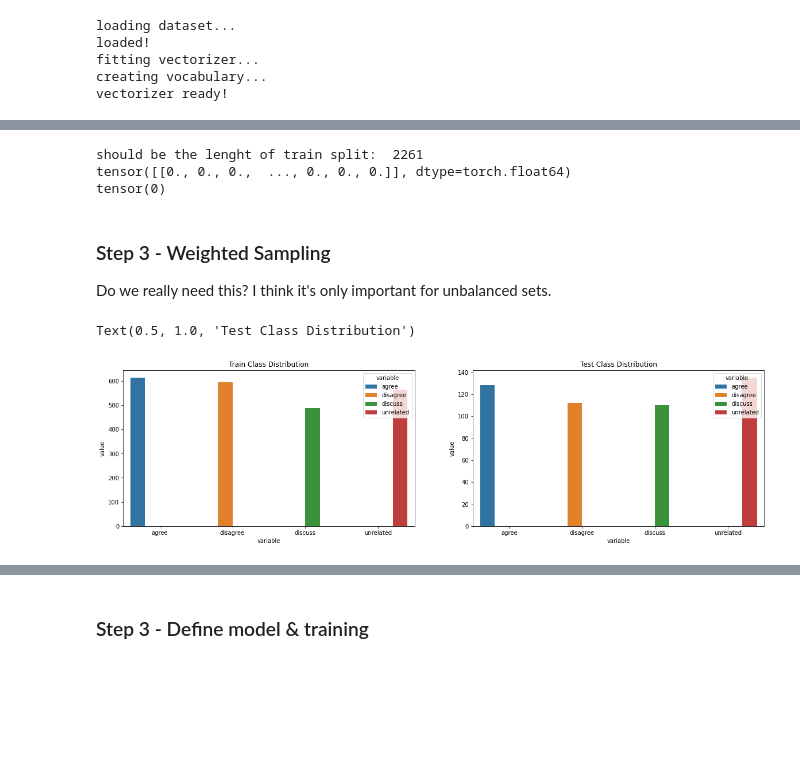
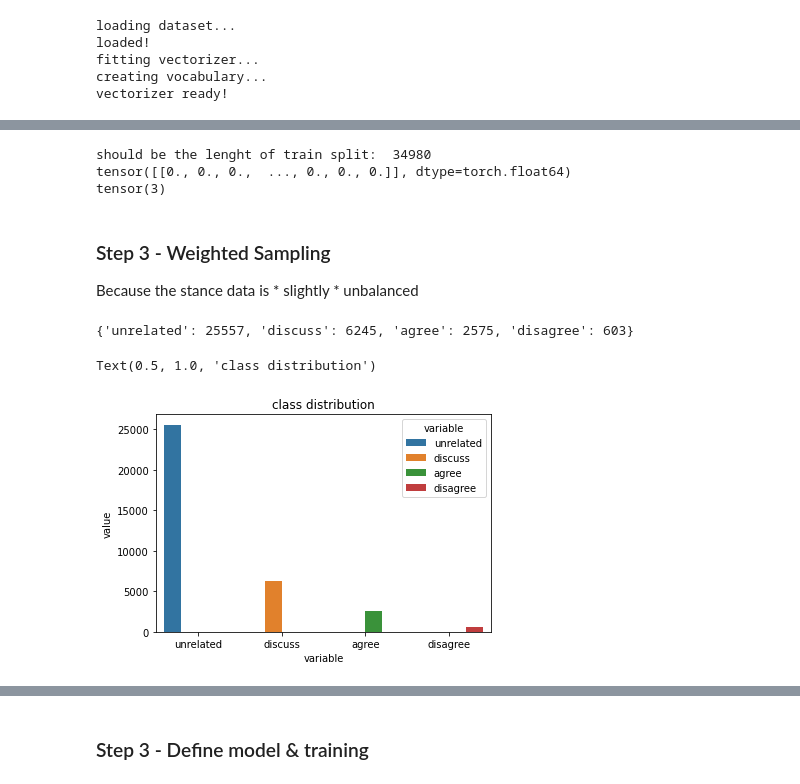
Before and after one commit to unreally-ai/notebooks, a Jupyter notebook: Step2-MLP/the_unreally_notebook.ipynb, the cells around one changed output, grey strips where cells are left out. Cells and saved outputs as stored; diff of their text form; code cells hidden in the pictures; blank space fills up the shorter version.

```diff
--- a/Step2-MLP/the_unreally_notebook.ipynb
+++ b/Step2-MLP/the_unreally_notebook.ipynb
@@ -22,10 +24,10 @@ from nltk.stem import WordNetLemmatizer
 # %%
 # quick look at the data before we start
 
-df = pd.read_excel(
-    'fake_bananas_structuredKopie_4.xlsx',
-    index_col=None,
-    header=0,
-)
-print(df.shape)
-df.head()
+# df = pd.read_excel(
+#     'fake_bananas_structuredKopie_4.xlsx',
+#     index_col=None,
+#     header=0,
+# )
+# print(df.shape)
+# df.head()
@@ -44,3 +34,6 @@ df['head'][0]
+# %%
+# path to dataset
+DATAPATH = 'Data/big_chungus.xlsx'
 # %%
 # takes in string & returns a cleaned string of all non-stop-words
 def preprocess(text, lemmatizer = WordNetLemmatizer()):
@@ -179,7 +172,7 @@ class StanceDataset(Dataset):
         x_data = torch.from_numpy(x_data)
 
         # get stance & convert to tensor
-        y_data = row['stance']
+        y_data = row['Stance']
         stance_map = {
             "agree": 0,
             "disagree": 1,
@@ -190,13 +183,13 @@ class StanceDataset(Dataset):
         return {'x_data': x_data,
                 'y_target': y_data}
 # %%
-def load_dataset():
+def load_dataset(debug=False):
     """
     load dataset and vectorizer
     """
     print('loading dataset...')
     df = pd.read_excel(
-        'fake_bananas_structuredKopie_4.xlsx',
+        DATAPATH,
         index_col=None,
         header=0
     )
@@ -224,44 +226,18 @@ d = data.__getitem__(1)
 print(d['x_data'])
 print(d['y_target'])
 # %% [output]
-should be the lenght of train split:  2261
+should be the lenght of train split:  34980
 tensor([[0., 0., 0.,  ..., 0., 0., 0.]], dtype=torch.float64)
-tensor(0)
+tensor(3)
 # %% [markdown]
 ### Step 3 - Weighted Sampling
-Do we really need this? I think it's only important for unbalanced sets.
+Because the stance data is * slightly * unbalanced
 # %%
-# takes in the coloumn of labels, returns the distribution
-def label_disto(targets):
-    count_dict = {
-        "agree": 0,
-        "disagree": 0,
-        "discuss": 0,
-        "unrelated": 0
-    }
-    # super clean way of counting targets (bisschen eigenlob muss sein)
-    for i in targets:
-        count_dict[i] += 1
-
-    return count_dict
+# distribution of labels
+class_distribution = (pd.value_counts(data._target_df['Stance'])).to_dict()
+print(class_distribution)
+sns.barplot(data = pd.DataFrame.from_dict([class_distribution]).melt(), x = "variable", y="value", hue="variable").set_title('class distribution')
+# %% [output]
+{'unrelated': 25557, 'discuss': 6245, 'agree': 2575, 'disagree': 603}
+Text(0.5, 1.0, 'class distribution')
+[figure, added]
-# %%
-import seaborn as sns
-
-
-fig, axes = plt.subplots(nrows=1, ncols=2, figsize=(20,5))
-sns.barplot(
-    data = pd.DataFrame.from_dict([label_disto(data.train['stance'])]).melt(),
-    x = "variable",
-    y="value",
-    hue="variable",
-    ax=axes[0]).set_title('Train Class Distribution')
-
-sns.barplot(
-    data = pd.DataFrame.from_dict([label_disto(data.test['stance'])]).melt(),
-    x = "variable",
-    y="value",
-    hue="variable",
-    ax=axes[1]).set_title('Test Class Distribution')
-# %% [output]
-Text(0.5, 1.0, 'Test Class Distribution')
-[figure, removed]
```
Also changed, not shown: parts of 8 cells of this notebook.
